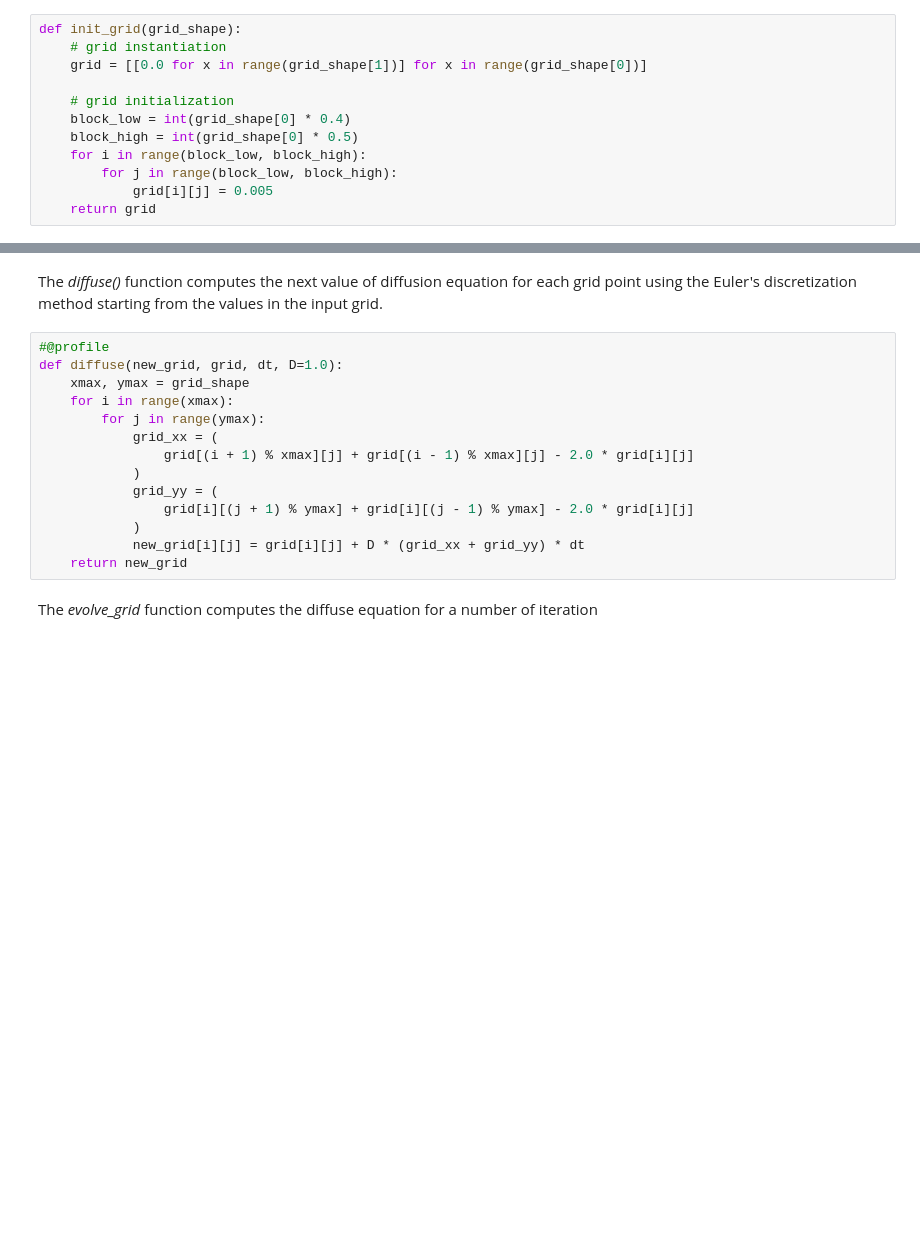
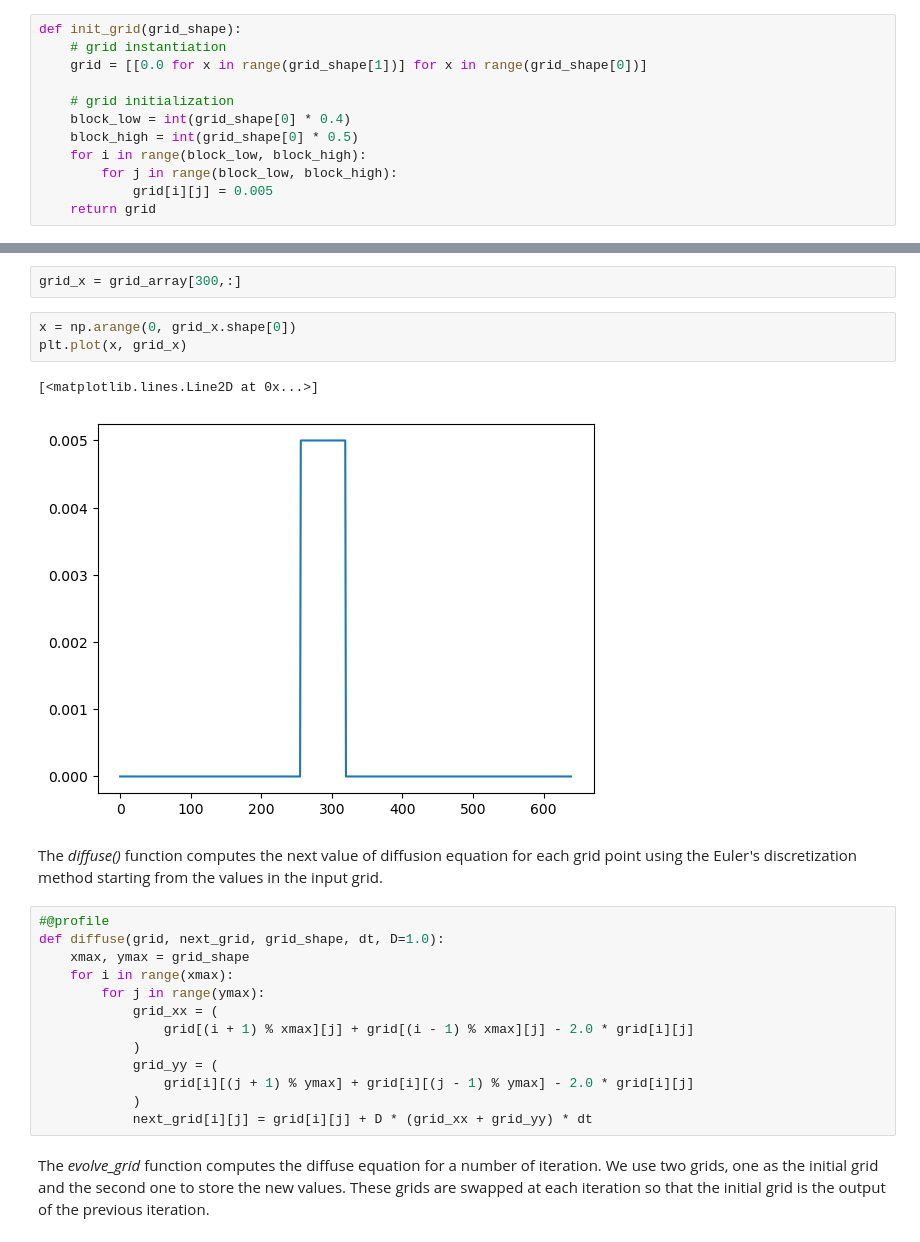
Before and after one commit to luigiselmi/python_hpc, a Jupyter notebook: ch6/hpc_ch6.ipynb, the cells around one changed output, grey strips where cells are left out. Cells and saved outputs as stored; diff of their text form; blank space fills up the shorter version.

```diff
--- a/ch6/hpc_ch6.ipynb
+++ b/ch6/hpc_ch6.ipynb
@@ -34,8 +52,16 @@ def init_grid(grid_shape):
+# %%
+grid_x = grid_array[300,:]
+# %%
+x = np.arange(0, grid_x.shape[0])
+plt.plot(x, grid_x)
+# %% [output]
+[<matplotlib.lines.Line2D at 0x...>]
+[figure, added]
 # %% [markdown]
 The *diffuse()* function computes the next value of diffusion equation for each grid point using the Euler's discretization method starting from the values in the input grid.
 # %%
 #@profile
-def diffuse(new_grid, grid, dt, D=1.0):
+def diffuse(grid, next_grid, grid_shape, dt, D=1.0):
     xmax, ymax = grid_shape
     for i in range(xmax):
         for j in range(ymax):
@@ -45,8 +71,7 @@ def diffuse(new_grid, grid, dt, D=1.0):
             grid_yy = (
                 grid[i][(j + 1) % ymax] + grid[i][(j - 1) % ymax] - 2.0 * grid[i][j]
             )
-            new_grid[i][j] = grid[i][j] + D * (grid_xx + grid_yy) * dt
-    return new_grid
+            next_grid[i][j] = grid[i][j] + D * (grid_xx + grid_yy) * dt
 # %% [markdown]
-The *evolve_grid* function computes the diffuse equation for a number of iteration
+The *evolve_grid* function computes the diffuse equation for a number of iteration. We use two grids, one as the initial grid and the second one to store the new values. These grids are swapped at each iteration so that the initial grid is the output of the previous iteration.
 # %%
```
Also changed, not shown: parts of 13 cells of this notebook, 1 other file.
